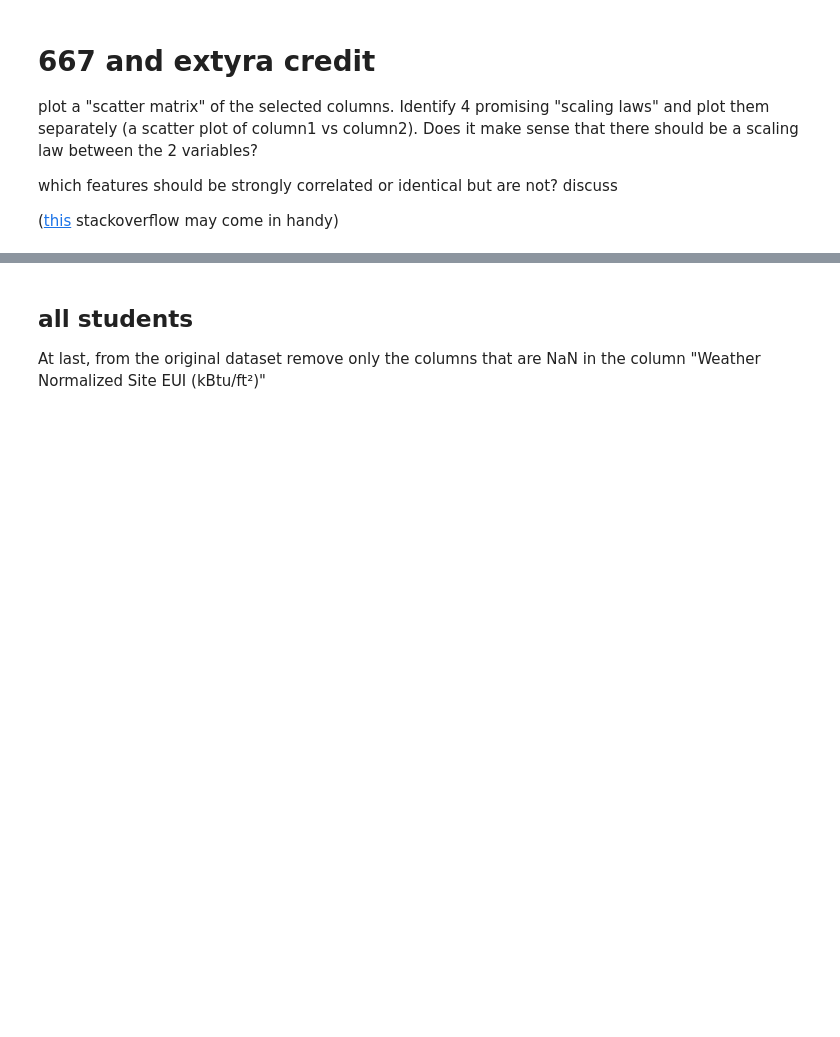
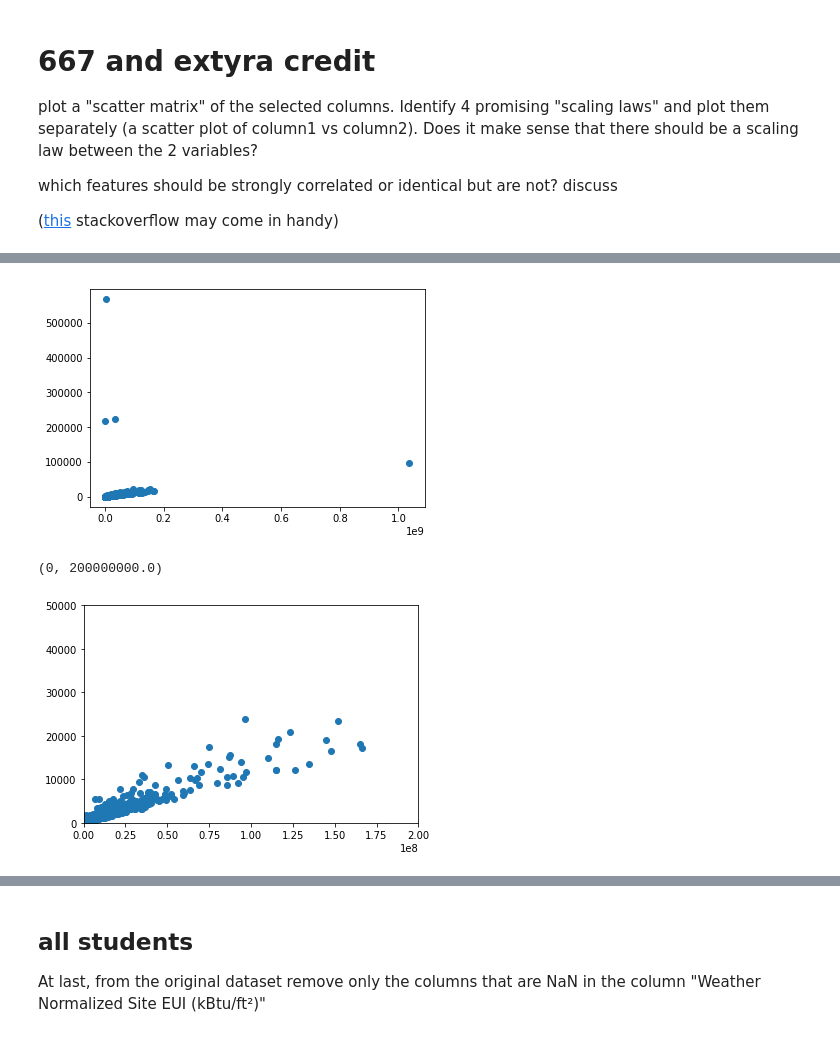
Before and after one commit to sheamusfitz/DSPS_jFitzgerald, a Jupyter notebook: HW5/HW5.ipynb, the cells around one changed output, grey strips where cells are left out. Cells and saved outputs as stored; diff of their text form; code cells hidden in the pictures; blank space fills up the shorter version.

```diff
--- a/HW5/HW5.ipynb
+++ b/HW5/HW5.ipynb
@@ -336,0 +353,11 @@ which features should be strongly correlated or identical but are not? discuss
+# %%
+p1 = pl.scatter(llplreduced['Electricity Use - Grid Purchase (kBtu)'],llplreduced['Total GHG Emissions (Metric Tons CO2e)'])
+pl.show()
+p1 = pl.scatter(llplreduced['Electricity Use - Grid Purchase (kBtu)'],llplreduced['Total GHG Emissions (Metric Tons CO2e)'])
+pl.ylim(0,50000)
+pl.xlim(0,2e8)
+pl.show()
+# %% [output]
+[figure, added]
+(0, 200000000.0)
+[figure, added]
```
Also changed, not shown: parts of 10 cells of this notebook.
